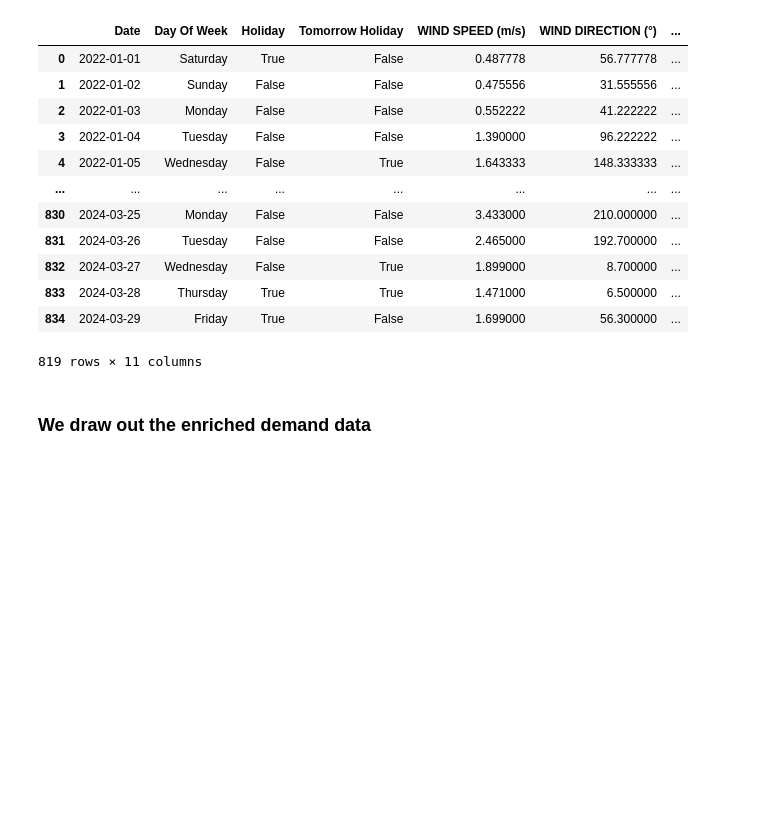
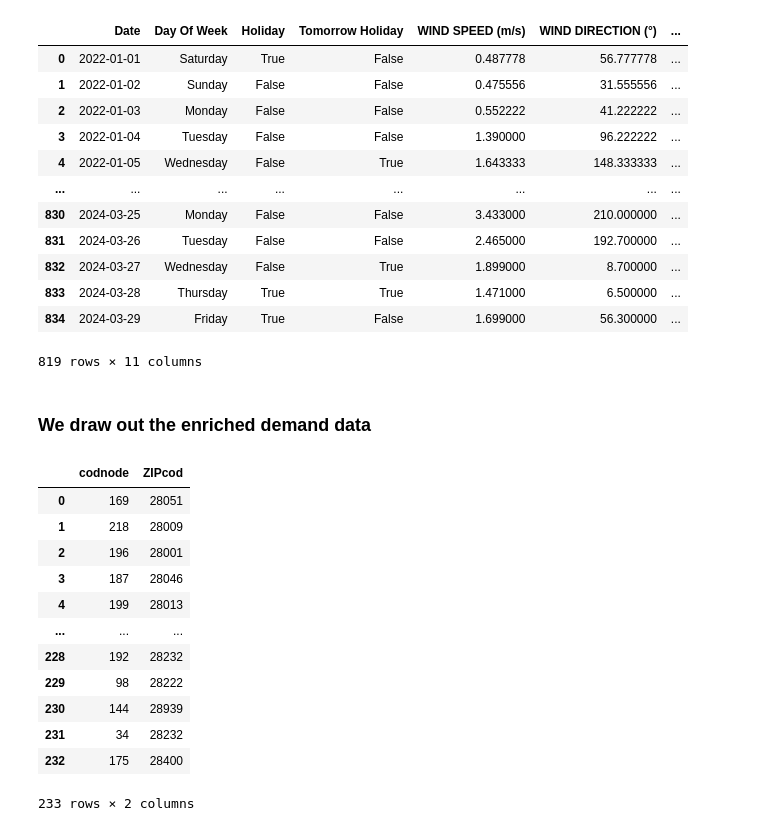
Before and after one commit to critobfer/StocasticOpt, a Jupyter notebook: data/meteo/format_meteo_data.ipynb, the cells around one changed output. Saved outputs shown, nothing was run; the diff lists cells and outputs as text; code cells hidden in the pictures; blank space fills up the shorter version.

```diff
--- a/data/meteo/format_meteo_data.ipynb
+++ b/data/meteo/format_meteo_data.ipynb
@@ -272,6 +272,25 @@ df
 819 rows × 11 columns
 # %% [markdown]
 ### We draw out the enriched demand data
+# %%
+# We add the ZipCode in order to have more information
+nodeData = pd.read_csv('../nodeData.csv', sep=';', encoding='latin')
+nodeDataZipCod = nodeData[['codnode','ZIPcod']]
+nodeDataZipCod
+# %% [output]
+|  | codnode | ZIPcod |
+| 0 | 169 | 28051 |
+| 1 | 218 | 28009 |
+| 2 | 196 | 28001 |
+| 3 | 187 | 28046 |
+| 4 | 199 | 28013 |
+| ... | ... | ... |
+| 228 | 192 | 28232 |
+| 229 | 98 | 28222 |
+| 230 | 144 | 28939 |
+| 231 | 34 | 28232 |
+| 232 | 175 | 28400 |
+233 rows × 2 columns
 # %%
 demandData = pd.read_csv('../demandData.csv', sep=';')
 
```
Also changed, not shown: parts of 1 cell of this notebook, 6 other files.
